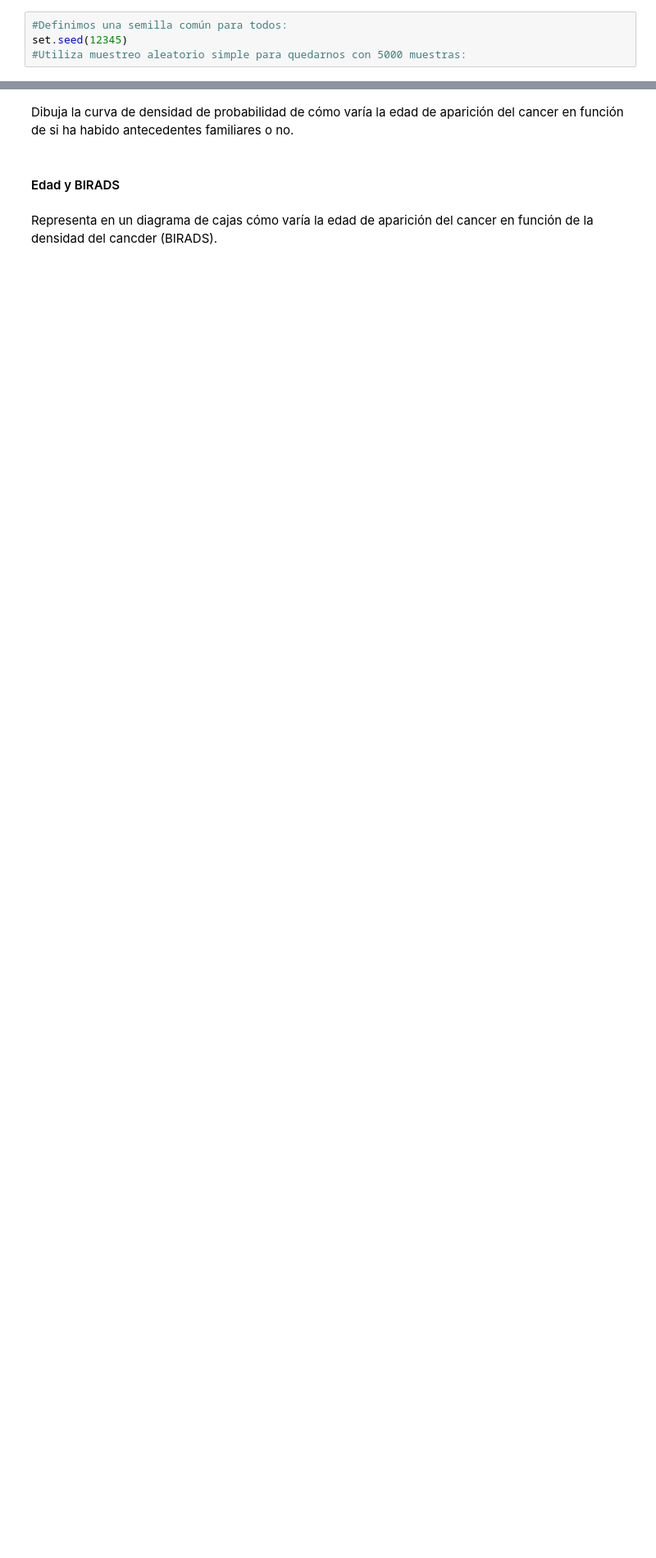
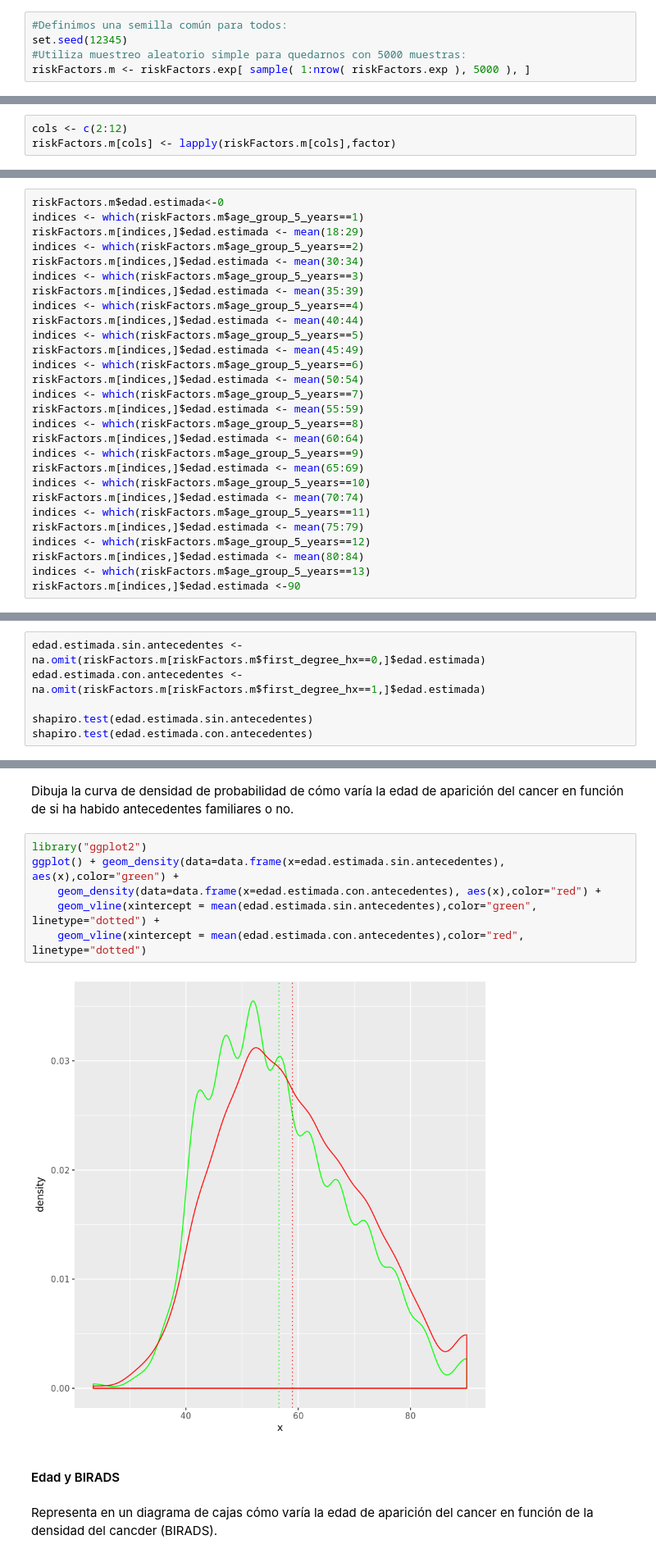
Before and after one commit to planga82/KeepCodingEstadisticaR, a Jupyter notebook: practica/Practica2.ipynb, the cells around one changed output, grey strips where cells are left out. Shown: that part at 82% size. Cells and saved outputs as stored; diff of their text form; blank space fills up the shorter version.

```diff
--- a/practica/Practica2.ipynb
+++ b/practica/Practica2.ipynb
@@ -41,6 +45,7 @@ El número de filas tras replicar las filas indicadas por la columna *count* es
 #Definimos una semilla común para todos:
 set.seed(12345)
 #Utiliza muestreo aleatorio simple para quedarnos con 5000 muestras:
+riskFactors.m <- riskFactors.exp[ sample( 1:nrow( riskFactors.exp ), 5000 ), ]
 # %% [markdown]
 Formatear el dataframe:
 * Cambiamos los *Desconocido* por NA en las columnas "race_eth", "first_degree_hx", "age_menarche", "age_first_birth", "BIRADS_breast_density", "current_hrt", "menopaus", "bmi_group", "biophx", "breast_cancer_history"
@@ -48,3 +56,6 @@ Formatear el dataframe:
+# %%
+cols <- c(2:12)
+riskFactors.m[cols] <- lapply(riskFactors.m[cols],factor)
 # %% [markdown]
 #### Edad y Antecedentes familiares
 # %% [markdown]
@@ -53,5 +64,33 @@ Creamos una nueva columna con la edad estimada para un posterior análisis
 Representa en un diagrama de cajas cómo varía la **edad de aparición del cancer** en función de si ha habido **antecedentes familiares** o no.
 Ayuda:
 - Hay que crear una nueva columna con la edad estimada de cada rango.
+# %%
+riskFactors.m$edad.estimada<-0
+indices <- which(riskFactors.m$age_group_5_years==1)
+riskFactors.m[indices,]$edad.estimada <- mean(18:29)
+indices <- which(riskFactors.m$age_group_5_years==2)
+riskFactors.m[indices,]$edad.estimada <- mean(30:34)
+indices <- which(riskFactors.m$age_group_5_years==3)
+riskFactors.m[indices,]$edad.estimada <- mean(35:39)
+indices <- which(riskFactors.m$age_group_5_years==4)
+riskFactors.m[indices,]$edad.estimada <- mean(40:44)
+indices <- which(riskFactors.m$age_group_5_years==5)
+riskFactors.m[indices,]$edad.estimada <- mean(45:49)
+indices <- which(riskFactors.m$age_group_5_years==6)
+riskFactors.m[indices,]$edad.estimada <- mean(50:54)
+indices <- which(riskFactors.m$age_group_5_years==7)
+riskFactors.m[indices,]$edad.estimada <- mean(55:59)
+indices <- which(riskFactors.m$age_group_5_years==8)
+riskFactors.m[indices,]$edad.estimada <- mean(60:64)
+indices <- which(riskFactors.m$age_group_5_years==9)
+riskFactors.m[indices,]$edad.estimada <- mean(65:69)
+indices <- which(riskFactors.m$age_group_5_years==10)
+riskFactors.m[indices,]$edad.estimada <- mean(70:74)
+indices <- which(riskFactors.m$age_group_5_years==11)
+riskFactors.m[indices,]$edad.estimada <- mean(75:79)
+indices <- which(riskFactors.m$age_group_5_years==12)
+riskFactors.m[indices,]$edad.estimada <- mean(80:84)
+indices <- which(riskFactors.m$age_group_5_years==13)
+riskFactors.m[indices,]$edad.estimada <-90
 # %% [markdown]
 ¿Existe una diferencia estadística significativa entre la edad de aparición del cancer y si hay antecedentes familiares? ¿Que test usarías para comprobarlo?
@@ -57,0 +99,6 @@ Ayuda:
+# %%
+edad.estimada.sin.antecedentes <- na.omit(riskFactors.m[riskFactors.m$first_degree_hx==0,]$edad.estimada)
+edad.estimada.con.antecedentes <- na.omit(riskFactors.m[riskFactors.m$first_degree_hx==1,]$edad.estimada)
+
+shapiro.test(edad.estimada.sin.antecedentes)
+shapiro.test(edad.estimada.con.antecedentes)
@@ -58,5 +123,13 @@ Ayuda:
 # %% [markdown]
 Dibuja la curva de densidad de probabilidad de cómo varía la edad de aparición del cancer en función de si ha habido antecedentes familiares o no.
+# %%
+library("ggplot2")
+ggplot() + geom_density(data=data.frame(x=edad.estimada.sin.antecedentes), aes(x),color="green") +
+    geom_density(data=data.frame(x=edad.estimada.con.antecedentes), aes(x),color="red") +
+    geom_vline(xintercept = mean(edad.estimada.sin.antecedentes),color="green", linetype="dotted") +
+    geom_vline(xintercept = mean(edad.estimada.con.antecedentes),color="red", linetype="dotted")
+# %% [output]
+[figure, added]
 # %% [markdown]
 #### Edad y BIRADS
 # %% [markdown]
```
Also changed, not shown: parts of 23 cells of this notebook.
